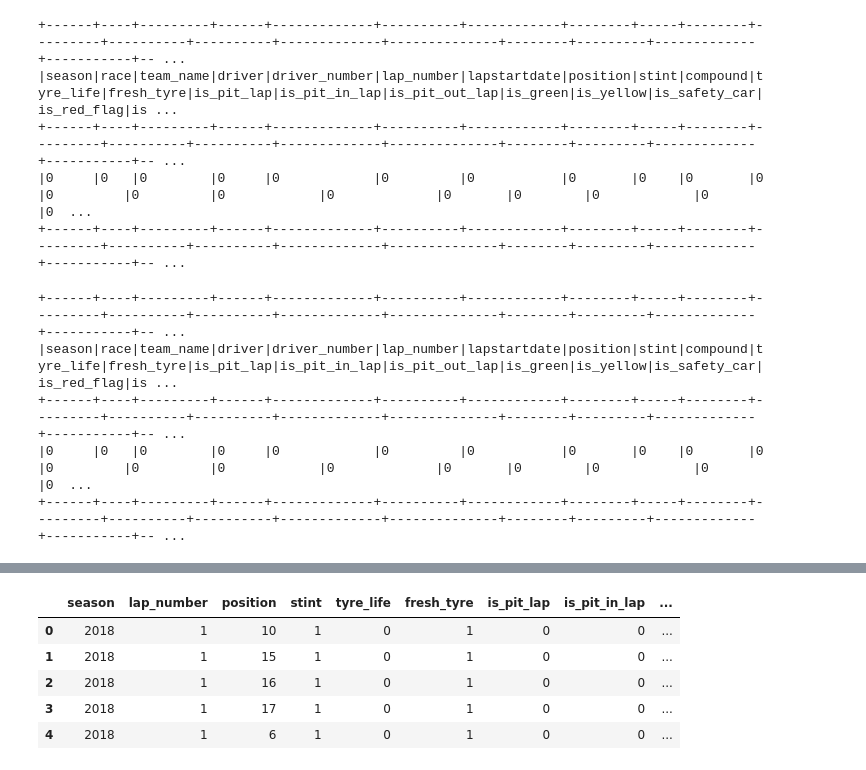
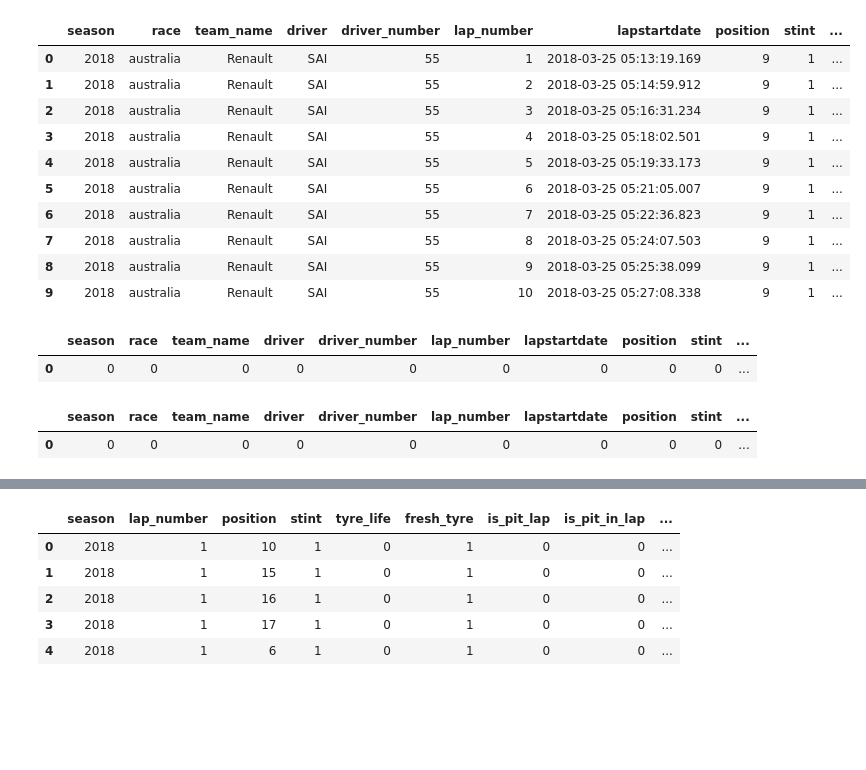
Before and after one commit to Selim-chahdoura/Motosport_data_platform, a Jupyter notebook: notebooks/prepare_lap_prediction_for_ml.ipynb, the cells around one changed output, grey strips where cells are left out. Drawn from its saved outputs; the diff is of its cells as text; code cells hidden in the pictures; blank space fills up the shorter version.

```diff
--- a/notebooks/prepare_lap_prediction_for_ml.ipynb
+++ b/notebooks/prepare_lap_prediction_for_ml.ipynb
@@ -274,5 +273,5 @@ for c in bool_cols:
     ml_feature_df = ml_feature_df.withColumn(c, col(c).cast("int"))
 
 
-ml_feature_df.show(10, truncate=False)
+display(ml_feature_df.limit(10).toPandas())
 # %% [output]
@@ -294,3 +278,14 @@ only showing top 10 rows
+|  | season | race | team_name | driver | driver_number | lap_number | lapstartdate | position | stint | ... |
+| 0 | 2018 | australia | Renault | SAI | 55 | 1 | 2018-03-25 05:13:19.169 | 9 | 1 | ... |
+| 1 | 2018 | australia | Renault | SAI | 55 | 2 | 2018-03-25 05:14:59.912 | 9 | 1 | ... |
+| 2 | 2018 | australia | Renault | SAI | 55 | 3 | 2018-03-25 05:16:31.234 | 9 | 1 | ... |
+| 3 | 2018 | australia | Renault | SAI | 55 | 4 | 2018-03-25 05:18:02.501 | 9 | 1 | ... |
+| 4 | 2018 | australia | Renault | SAI | 55 | 5 | 2018-03-25 05:19:33.173 | 9 | 1 | ... |
+| 5 | 2018 | australia | Renault | SAI | 55 | 6 | 2018-03-25 05:21:05.007 | 9 | 1 | ... |
+| 6 | 2018 | australia | Renault | SAI | 55 | 7 | 2018-03-25 05:22:36.823 | 9 | 1 | ... |
+| 7 | 2018 | australia | Renault | SAI | 55 | 8 | 2018-03-25 05:24:07.503 | 9 | 1 | ... |
+| 8 | 2018 | australia | Renault | SAI | 55 | 9 | 2018-03-25 05:25:38.099 | 9 | 1 | ... |
+| 9 | 2018 | australia | Renault | SAI | 55 | 10 | 2018-03-25 05:27:08.338 | 9 | 1 | ... |
 # %%
 from pyspark.sql.functions import col, sum as spark_sum, when
 
@@ -299,13 +294,10 @@ null_counts = ml_feature_df.select([
     for c in ml_feature_df.columns
 ])
 
-null_counts.show(truncate=False)
+display(null_counts.toPandas())
 # %% [output]
-+------+----+---------+------+-------------+----------+------------+--------+-----+--------+---------+----------+----------+-------------+--------------+--------+---------+-------------+-----------+-- ...
-|season|race|team_name|driver|driver_number|lap_number|lapstartdate|position|stint|compound|tyre_life|fresh_tyre|is_pit_lap|is_pit_in_lap|is_pit_out_lap|is_green|is_yellow|is_safety_car|is_red_flag|is ...
-+------+----+---------+------+-------------+----------+------------+--------+-----+--------+---------+----------+----------+-------------+--------------+--------+---------+-------------+-----------+-- ...
-|0     |0   |0        |0     |0            |0         |0           |0       |0    |0       |0        |0         |0         |0            |0             |0       |0        |0            |0          |0  ...
-+------+----+---------+------+-------------+----------+------------+--------+-----+--------+---------+----------+----------+-------------+--------------+--------+---------+-------------+-----------+-- ...
+|  | season | race | team_name | driver | driver_number | lap_number | lapstartdate | position | stint | ... |
+| 0 | 0 | 0 | 0 | 0 | 0 | 0 | 0 | 0 | 0 | ... |
 # %%
 # Add a feature column to indicate if past values are missing for rolling averages
 
@@ -353,13 +345,10 @@ null_counts = ml_feature_df.select([
     for c in ml_feature_df.columns
 ])
 
-null_counts.show(truncate=False)
+display(null_counts.toPandas())
 # %% [output]
-+------+----+---------+------+-------------+----------+------------+--------+-----+--------+---------+----------+----------+-------------+--------------+--------+---------+-------------+-----------+-- ...
-|season|race|team_name|driver|driver_number|lap_number|lapstartdate|position|stint|compound|tyre_life|fresh_tyre|is_pit_lap|is_pit_in_lap|is_pit_out_lap|is_green|is_yellow|is_safety_car|is_red_flag|is ...
-+------+----+---------+------+-------------+----------+------------+--------+-----+--------+---------+----------+----------+-------------+--------------+--------+---------+-------------+-----------+-- ...
-|0     |0   |0        |0     |0            |0         |0           |0       |0    |0       |0        |0         |0         |0            |0             |0       |0        |0            |0          |0  ...
-+------+----+---------+------+-------------+----------+------------+--------+-----+--------+---------+----------+----------+-------------+--------------+--------+---------+-------------+-----------+-- ...
+|  | season | race | team_name | driver | driver_number | lap_number | lapstartdate | position | stint | ... |
+| 0 | 0 | 0 | 0 | 0 | 0 | 0 | 0 | 0 | 0 | ... |
 # %%
 # Sort the final dataset to have chronological order
 ml_feature_df = ml_feature_df.orderBy(
```
Also changed, not shown: parts of 7 cells of this notebook.
